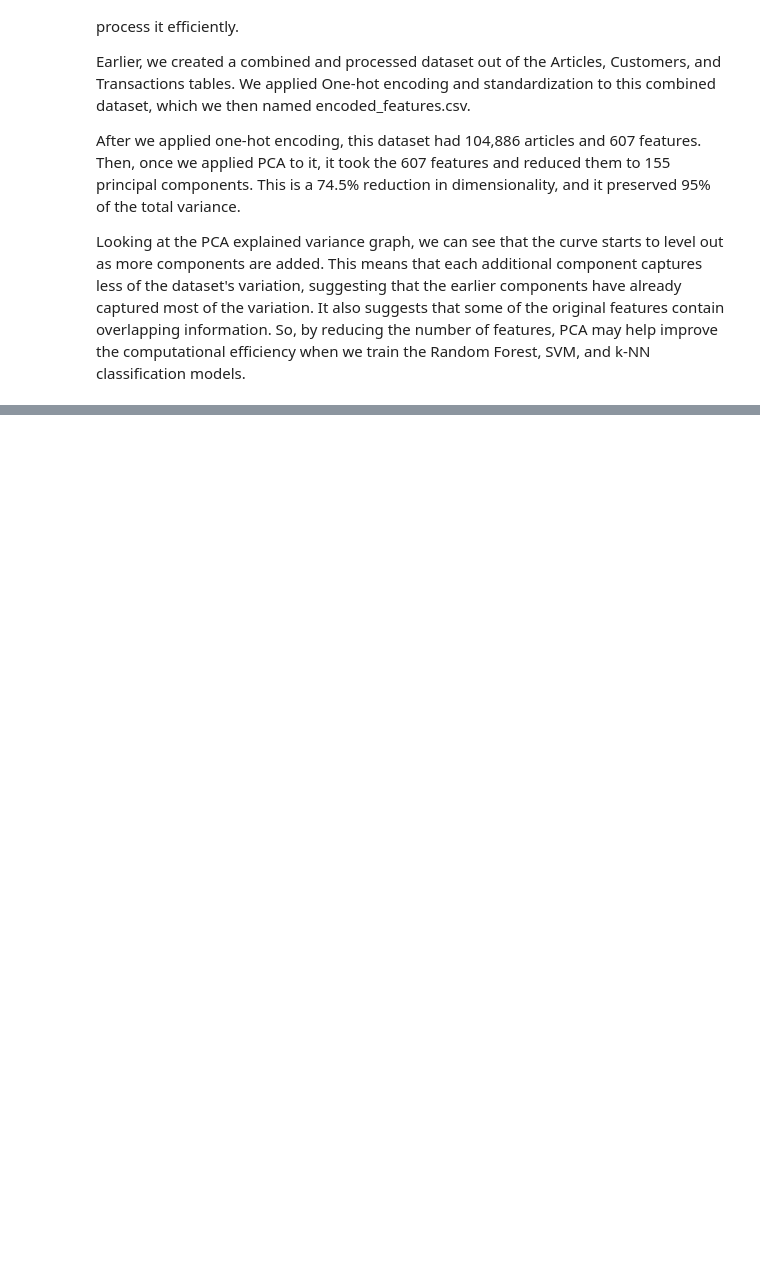
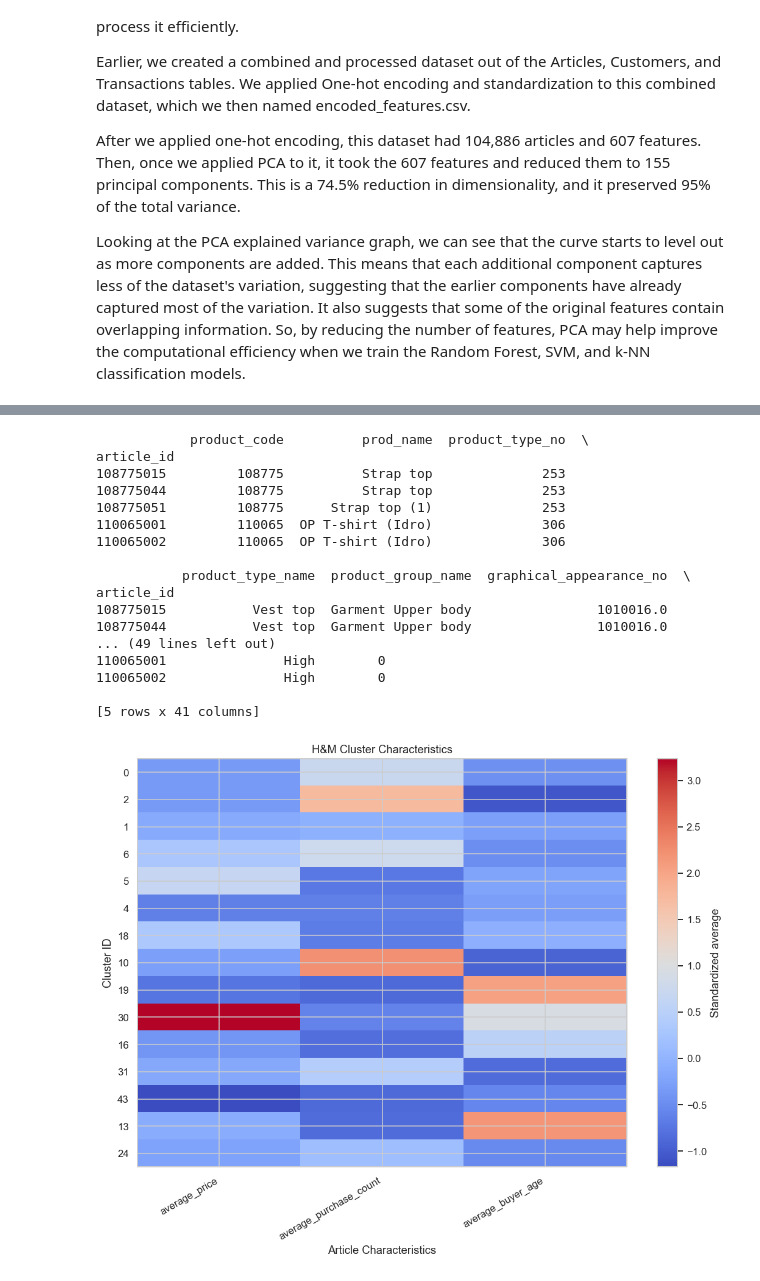
Before and after one commit to chungite/455-group-project-, a Jupyter notebook: hm_eda.ipynb, the cells around one changed output, grey strips where cells are left out. Cells and saved outputs as stored; diff of their text form; code cells hidden in the pictures; blank space fills up the shorter version.

```diff
--- a/hm_eda.ipynb
+++ b/hm_eda.ipynb
@@ -1170,0 +1426,77 @@ Looking at the PCA explained variance graph, we can see that the curve starts to
+# %%
+# Align original article data with encoded feature rows
+df_plot = df.set_index("article_id").reindex(X.index).copy()
+
+# Assign DBSCAN cluster labels
+df_plot["cluster"] = labels
+
+print(df_plot.head())
+# Calculate cluster averages
+cluster_summary = (
+    df_plot[df_plot["cluster"] != -1]
+    .groupby("cluster")
+    .agg(
+        average_price=("average_price", "mean"),
+        average_purchase_count=("purchase_count_raw", "mean"),
+        average_buyer_age=("average_buyer_age", "mean")
+    )
+)
+
+# Select the 15 largest clusters
+top_clusters = (
+    df_plot["cluster"]
+    .value_counts()
+    .drop(-1, errors="ignore")
+    .head(15)
+    .index
+)
+
+summary = cluster_summary.loc[top_clusters]
+
+# Standardize columns for easier visual comparison
+summary_scaled = (
+    summary - summary.mean()
+) / summary.std()
+
+plt.figure(figsize=(10, 8))
+
+plt.imshow(summary_scaled, aspect="auto", cmap="coolwarm")
+
+plt.colorbar(label="Standardized average")
+
+plt.xticks(
+    range(len(summary_scaled.columns)),
+    summary_scaled.columns,
+    rotation=30,
+    ha="right"
+)
+
+plt.yticks(
+    range(len(summary_scaled.index)),
+    summary_scaled.index
+)
+
+plt.xlabel("Article Characteristics")
+plt.ylabel("Cluster ID")
+plt.title("H&M Cluster Characteristics")
+plt.tight_layout()
+plt.show()
+# %% [output]
+            product_code          prod_name  product_type_no  \
+article_id
+108775015         108775          Strap top              253
+108775044         108775          Strap top              253
+108775051         108775      Strap top (1)              253
+110065001         110065  OP T-shirt (Idro)              306
+110065002         110065  OP T-shirt (Idro)              306
+
+           product_type_name  product_group_name  graphical_appearance_no  \
+article_id
+108775015           Vest top  Garment Upper body                1010016.0
+108775044           Vest top  Garment Upper body                1010016.0
+... (49 lines left out)
+110065001               High        0
+110065002               High        0
+
+[5 rows x 41 columns]
+[figure, added]
```
Also changed, not shown: parts of 9 cells of this notebook.
